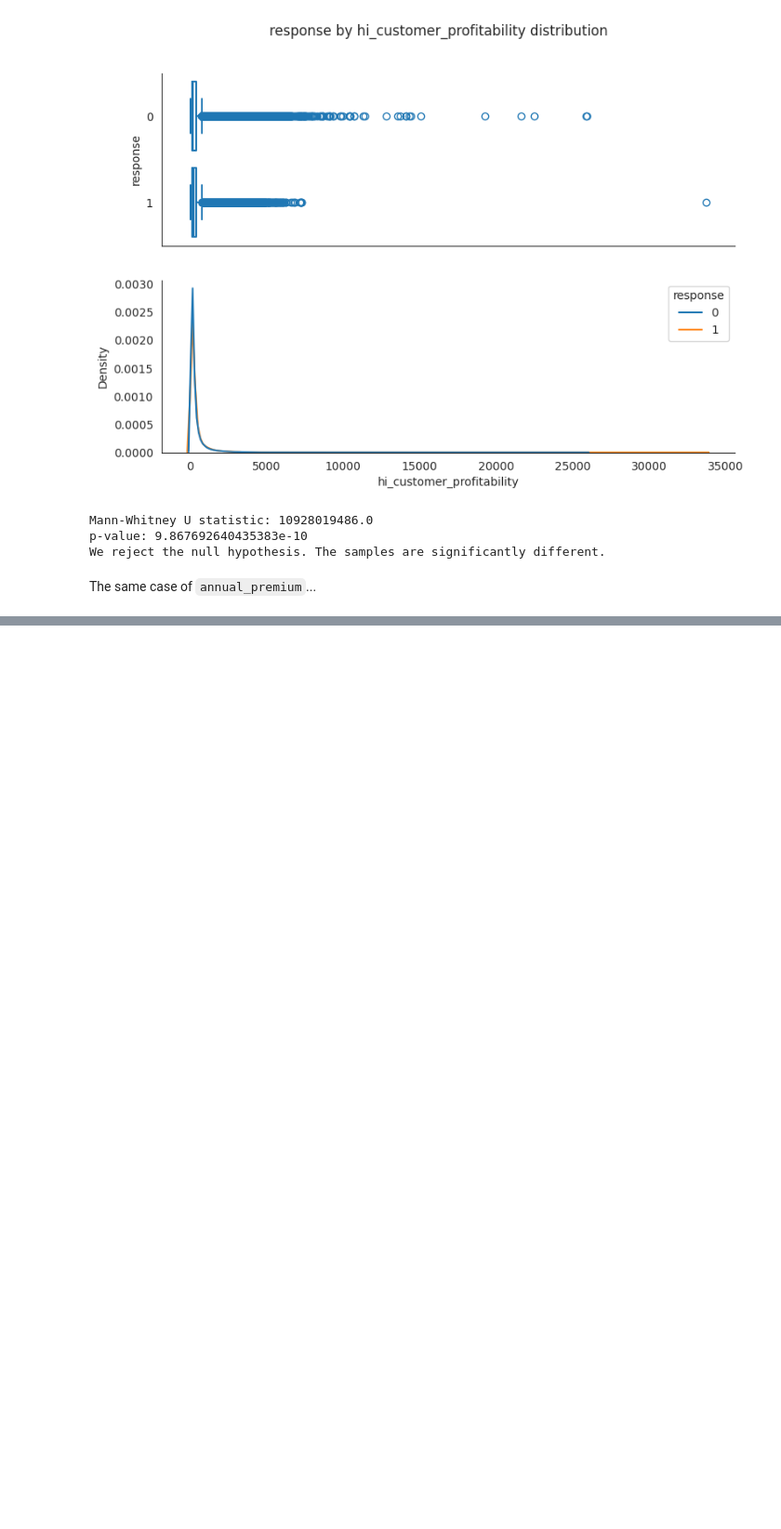
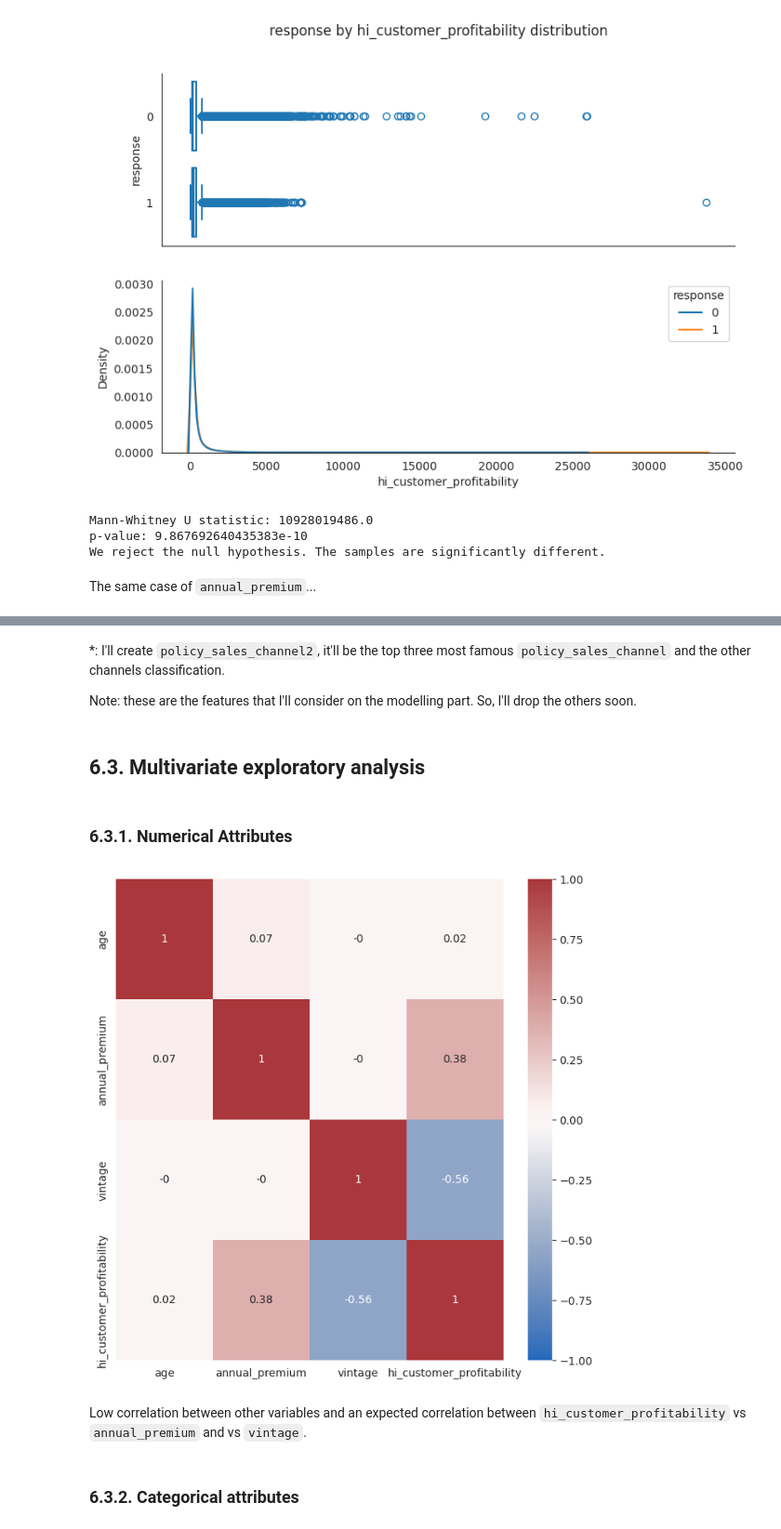
Before and after one commit to Emersonmiady/health-insurance-cross-sell, a Jupyter notebook: src/hi_cs_analysis.ipynb, the cells around one changed output, grey strips where cells are left out. Shown at 93% size. Saved outputs shown, nothing was run; the diff lists cells and outputs as text; code cells hidden in the pictures; blank space fills up the shorter version.

Commit message:
Multivariate exploratory analysis done

```diff
--- a/src/hi_cs_analysis.ipynb
+++ b/src/hi_cs_analysis.ipynb
@@ -847,0 +901,29 @@ The same case of `annual_premium`...
+# %% [markdown]
+*: I'll create `policy_sales_channel2`, it'll be the top three most famous `policy_sales_channel` and the other channels classification.
+
+Note: these are the features that I'll consider on the modelling part. So, I'll drop the others soon.
+# %% [markdown]
+## 6.3. Multivariate exploratory analysis
+# %%
+# Defining the numerical and categorical dfs
+num_attributes2 = df_eda[['age', 'annual_premium', 'vintage', 'hi_customer_profitability']]
+
+
+cat_attributes2 = df_eda[['gender', 'famous_region', 'previously_insured',
+                        'vehicle_age2', 'vehicle_damage',
+                        'famous_policy_sales_channel', 'response']]
+# %% [markdown]
+### 6.3.1. Numerical Attributes
+# %%
+# Correlation matrix
+corr = round(num_attributes2.corr(method='pearson'), 2)
+
+# Heatmap
+plt.figure(figsize=(8, 8))
+sns.heatmap(corr, annot=True, vmin=-1, vmax=1, cmap='vlag');
+# %% [output]
+[figure, added]
+# %% [markdown]
+Low correlation between other variables and an expected correlation between `hi_customer_profitability` vs `annual_premium` and vs `vintage`.
+# %% [markdown]
+### 6.3.2. Categorical attributes
```
Also changed, not shown: parts of 7 cells of this notebook.
